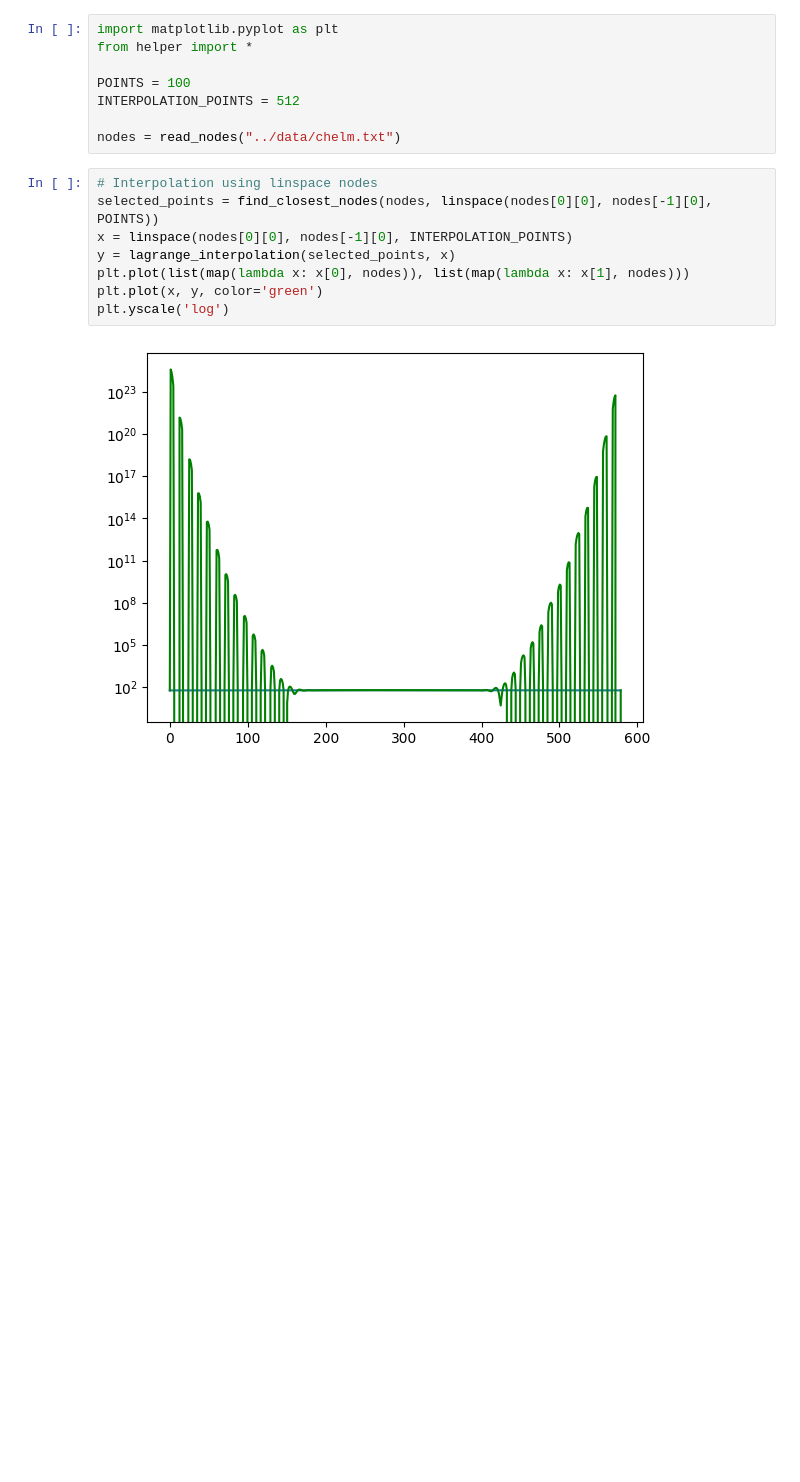
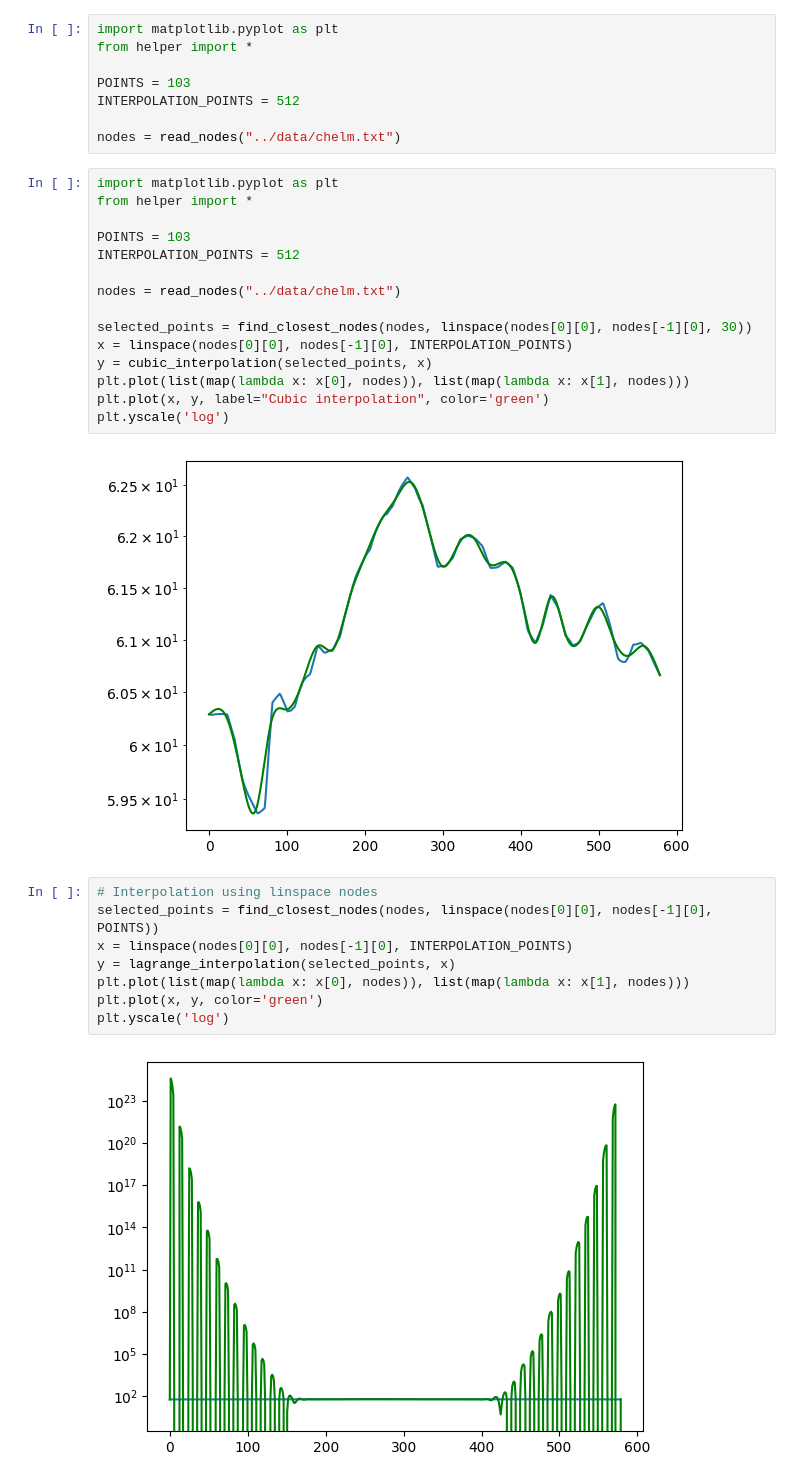
Before and after one commit to KanarekLife/NM, a Jupyter notebook: Project03/src/main.ipynb, the cells around one changed output. Cells and saved outputs as stored; diff of their text form; blank space fills up the shorter version.

```diff
--- a/Project03/src/main.ipynb
+++ b/Project03/src/main.ipynb
@@ -2,10 +2,27 @@
 import matplotlib.pyplot as plt
 from helper import *
 
-POINTS = 100
+POINTS = 103
 INTERPOLATION_POINTS = 512
 
 nodes = read_nodes("../data/chelm.txt")
+# %%
+import matplotlib.pyplot as plt
+from helper import *
+
+POINTS = 103
+INTERPOLATION_POINTS = 512
+
+nodes = read_nodes("../data/chelm.txt")
+
+selected_points = find_closest_nodes(nodes, linspace(nodes[0][0], nodes[-1][0], 30))
+x = linspace(nodes[0][0], nodes[-1][0], INTERPOLATION_POINTS)
+y = cubic_interpolation(selected_points, x)
+plt.plot(list(map(lambda x: x[0], nodes)), list(map(lambda x: x[1], nodes)))
+plt.plot(x, y, label="Cubic interpolation", color='green')
+plt.yscale('log')
+# %% [output]
+[figure, added]
 # %%
 # Interpolation using linspace nodes
 selected_points = find_closest_nodes(nodes, linspace(nodes[0][0], nodes[-1][0], POINTS))
```
Also changed, not shown: parts of 4 cells of this notebook, 2 other files.
